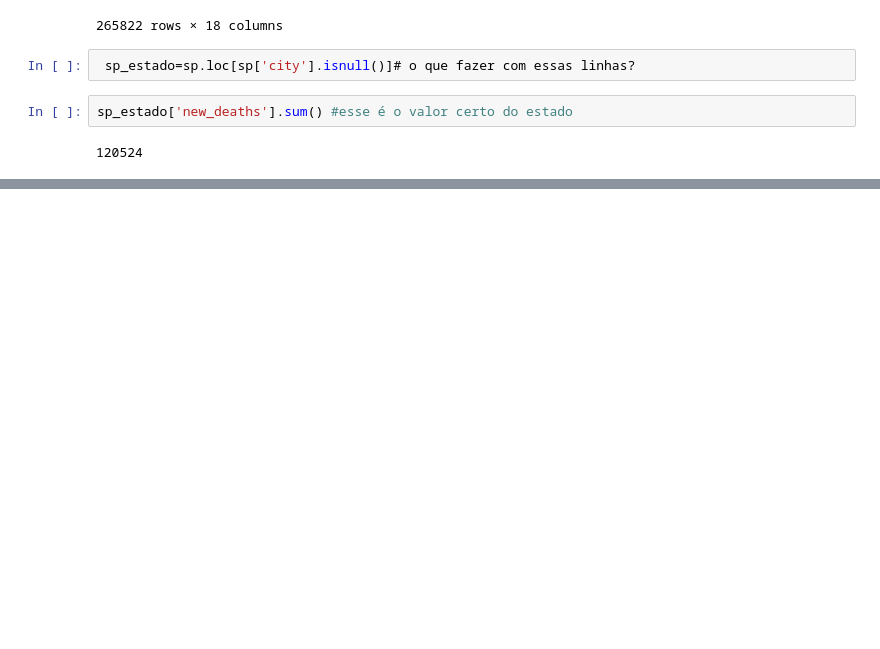
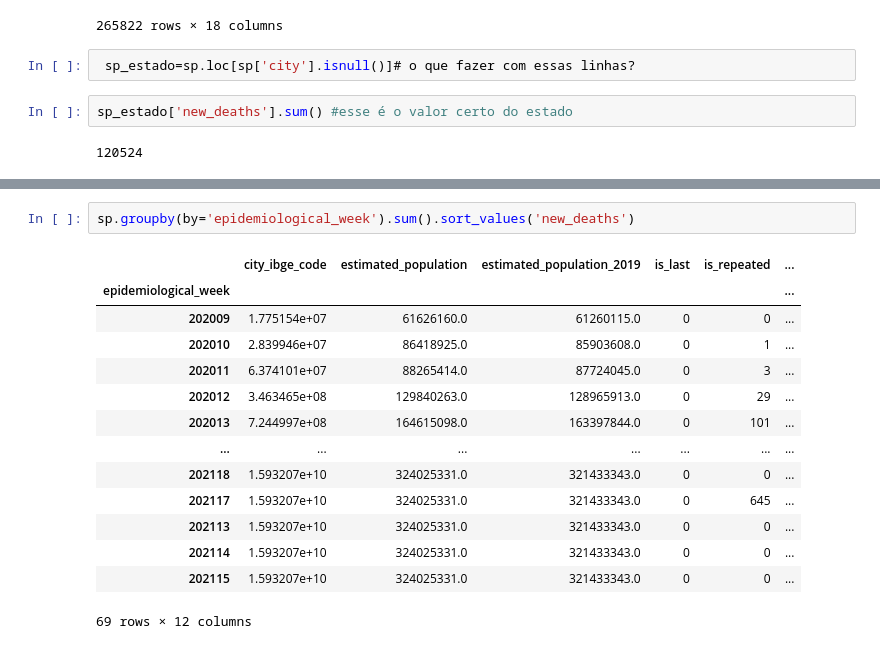
Before and after one commit to natfontanesi/Projeto_Modulo_4, a Jupyter notebook: teste_projeto.ipynb, the cells around one changed output, grey strips where cells are left out. Cells and saved outputs as stored; diff of their text form; blank space fills up the shorter version.

```diff
--- a/teste_projeto.ipynb
+++ b/teste_projeto.ipynb
@@ -81,0 +108,17 @@ sp['new_deaths'].sum() #nesse valor tem que tirar os nulos, que são o do estado
+# %%
+sp.groupby(by='epidemiological_week').sum().sort_values('new_deaths')
+# %% [output]
+|  | city_ibge_code | estimated_population | estimated_population_2019 | is_last | is_repeated | ... |
+| epidemiological_week |  |  |  |  |  | ... |
+| 202009 | 1.775154e+07 | 61626160.0 | 61260115.0 | 0 | 0 | ... |
+| 202010 | 2.839946e+07 | 86418925.0 | 85903608.0 | 0 | 1 | ... |
+| 202011 | 6.374101e+07 | 88265414.0 | 87724045.0 | 0 | 3 | ... |
+| 202012 | 3.463465e+08 | 129840263.0 | 128965913.0 | 0 | 29 | ... |
+| 202013 | 7.244997e+08 | 164615098.0 | 163397844.0 | 0 | 101 | ... |
+| ... | ... | ... | ... | ... | ... | ... |
+| 202118 | 1.593207e+10 | 324025331.0 | 321433343.0 | 0 | 0 | ... |
+| 202117 | 1.593207e+10 | 324025331.0 | 321433343.0 | 0 | 645 | ... |
+| 202113 | 1.593207e+10 | 324025331.0 | 321433343.0 | 0 | 0 | ... |
+| 202114 | 1.593207e+10 | 324025331.0 | 321433343.0 | 0 | 0 | ... |
+| 202115 | 1.593207e+10 | 324025331.0 | 321433343.0 | 0 | 0 | ... |
+69 rows × 12 columns
```
Also changed, not shown: parts of 7 cells of this notebook.
